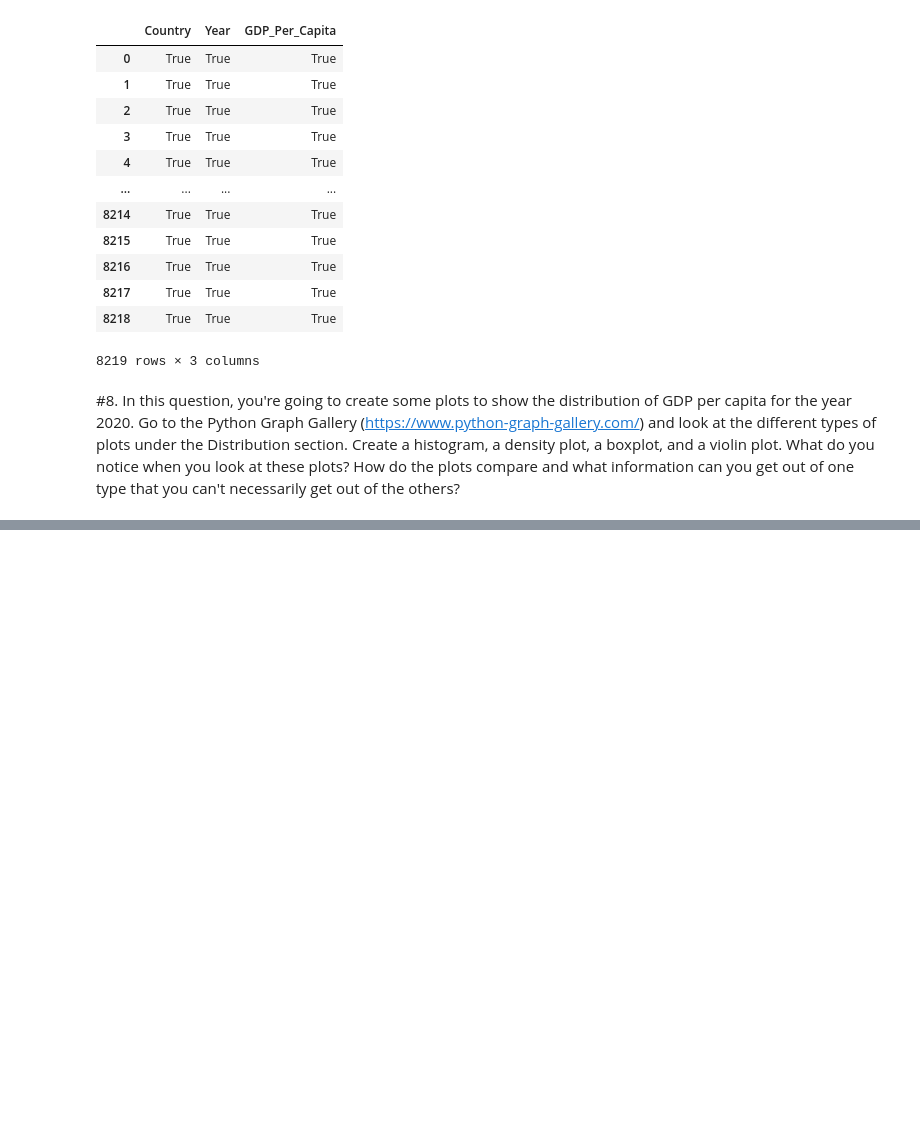
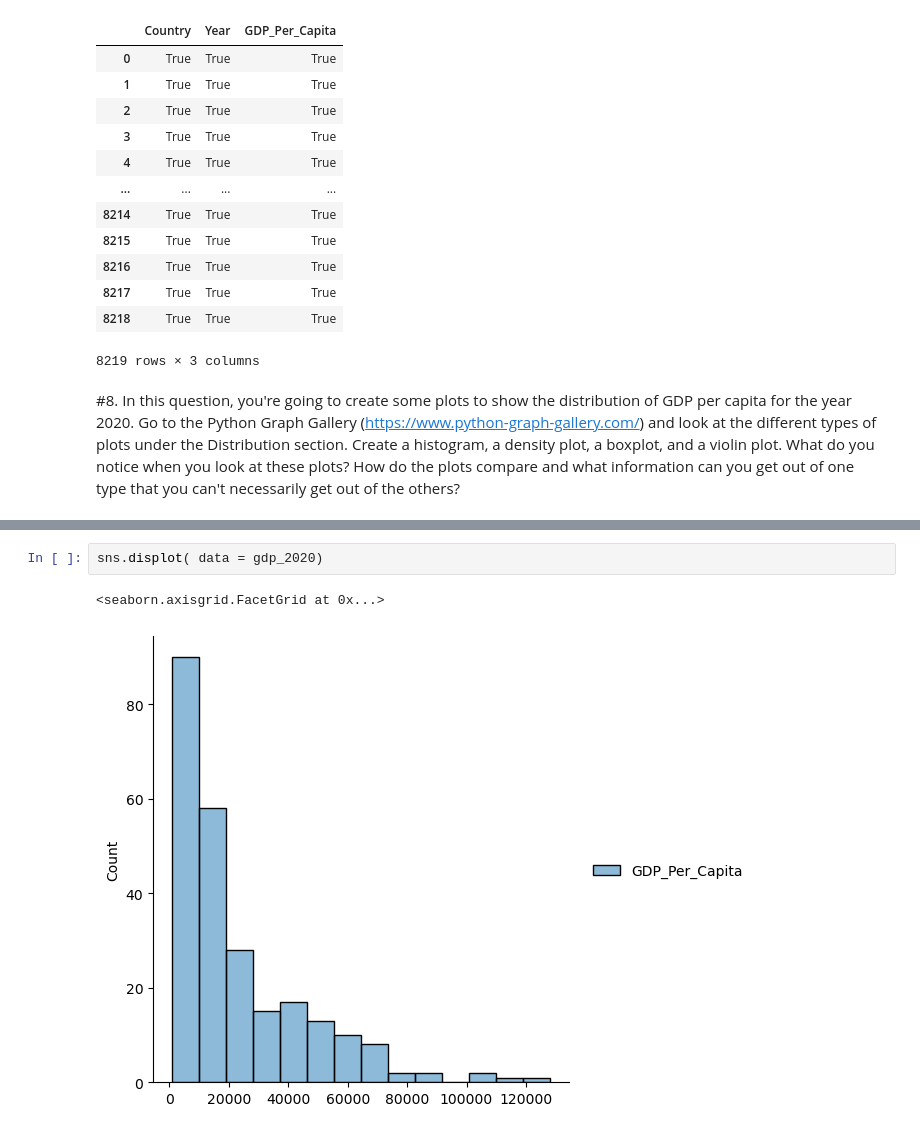
Before and after one commit to NSS-Full-Time-Data-Analytics-16/un-project-jaimreyes, a Jupyter notebook: notebook/un_project.ipynb, the cells around one changed output, grey strips where cells are left out. Cells and saved outputs as stored; diff of their text form; blank space fills up the shorter version.

```diff
--- a/notebook/un_project.ipynb
+++ b/notebook/un_project.ipynb
@@ -130,0 +148,5 @@ KeyError: 'Year'
+# %%
+sns.displot( data = gdp_2020)
+# %% [output]
+<seaborn.axisgrid.FacetGrid at 0x...>
+[figure, added]
```
Also changed, not shown: parts of 10 cells of this notebook.
